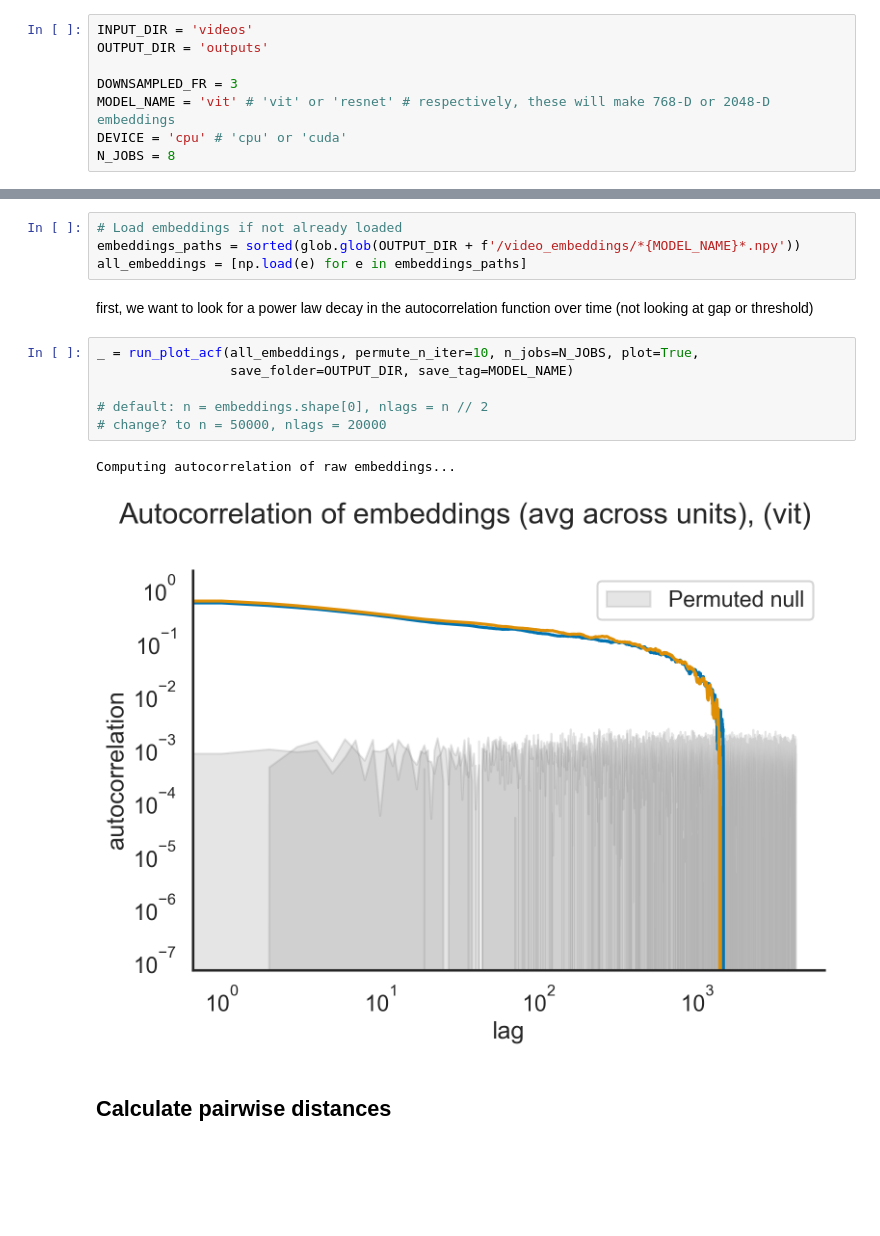
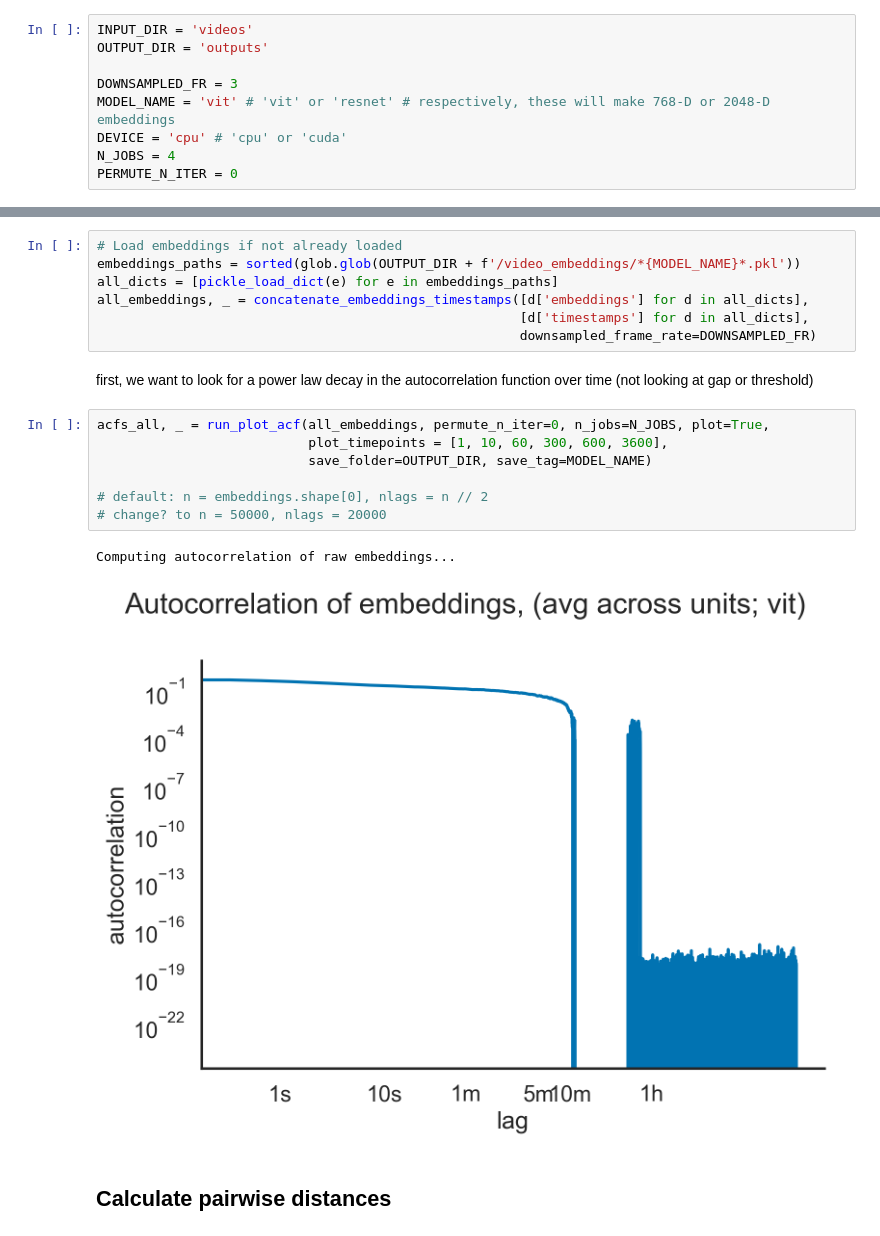
Before and after one commit to csiyer/saycam-autocor, a Jupyter notebook: main.ipynb, the cells around one changed output, grey strips where cells are left out. Drawn from its saved outputs; the diff is of its cells as text; blank space fills up the shorter version.

Commit message:
edit for 10 video test, add ground truth timestamps

```diff
--- a/main.ipynb
+++ b/main.ipynb
@@ -22,4 +25,5 @@ OUTPUT_DIR = 'outputs'
 DOWNSAMPLED_FR = 3
 MODEL_NAME = 'vit' # 'vit' or 'resnet' # respectively, these will make 768-D or 2048-D embeddings
 DEVICE = 'cpu' # 'cpu' or 'cuda'
-N_JOBS = 8
+N_JOBS = 4
+PERMUTE_N_ITER = 0
@@ -94,19 +118,23 @@ resnet average embedding-to-video ratio: 0.077
 ## Raw autocorrelation
 # %%
 # Load embeddings if not already loaded
-embeddings_paths = sorted(glob.glob(OUTPUT_DIR + f'/video_embeddings/*{MODEL_NAME}*.npy'))
-all_embeddings = [np.load(e) for e in embeddings_paths]
+embeddings_paths = sorted(glob.glob(OUTPUT_DIR + f'/video_embeddings/*{MODEL_NAME}*.pkl'))
+all_dicts = [pickle_load_dict(e) for e in embeddings_paths]
+all_embeddings, _ = concatenate_embeddings_timestamps([d['embeddings'] for d in all_dicts],
+                                                      [d['timestamps'] for d in all_dicts],
+                                                      downsampled_frame_rate=DOWNSAMPLED_FR)
 # %% [markdown]
 first, we want to look for a power law decay in the autocorrelation function over time (not looking at gap or threshold)
 # %%
-_ = run_plot_acf(all_embeddings, permute_n_iter=10, n_jobs=N_JOBS, plot=True,
-                 save_folder=OUTPUT_DIR, save_tag=MODEL_NAME)
+acfs_all, _ = run_plot_acf(all_embeddings, permute_n_iter=0, n_jobs=N_JOBS, plot=True,
+                           plot_timepoints = [1, 10, 60, 300, 600, 3600],
+                           save_folder=OUTPUT_DIR, save_tag=MODEL_NAME)
 
 # default: n = embeddings.shape[0], nlags = n // 2
 # change? to n = 50000, nlags = 20000
 # %% [output]
 Computing autocorrelation of raw embeddings...
-[figure, old version]
+[figure, new version]
 # %% [markdown]
 ## Calculate pairwise distances
 # %%
```
Also changed, not shown: parts of 9 cells of this notebook, 5 other files.
